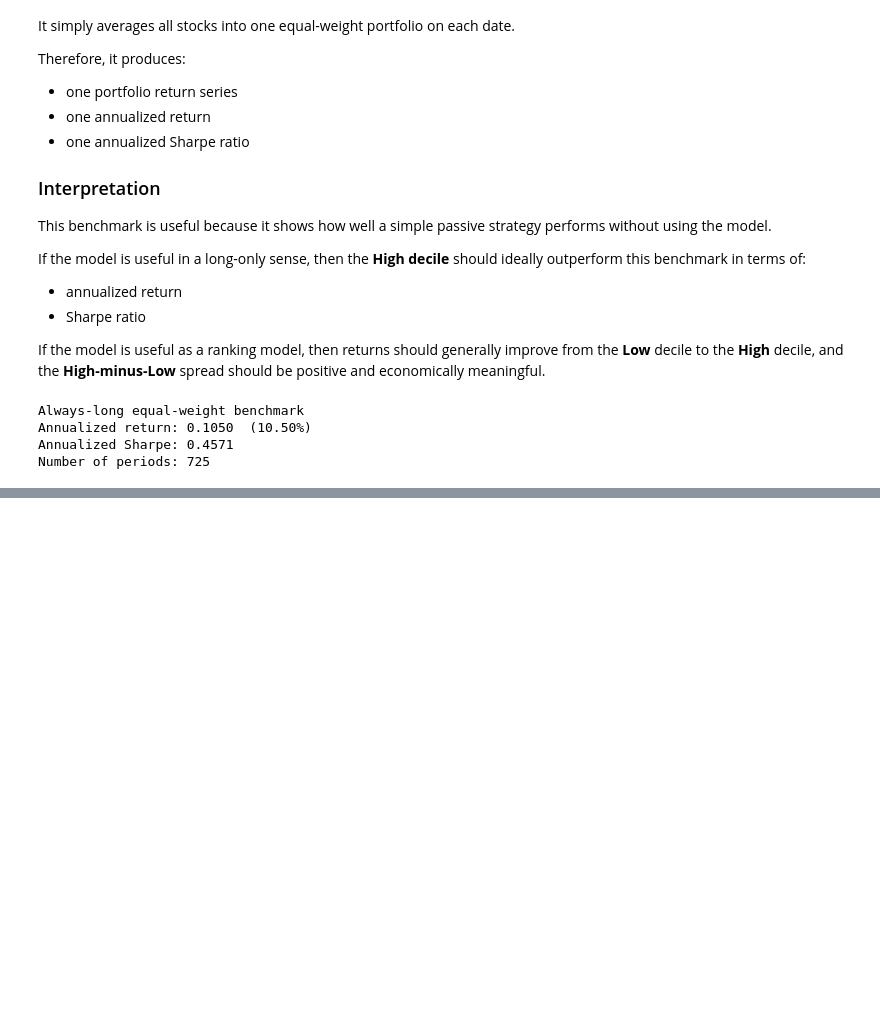
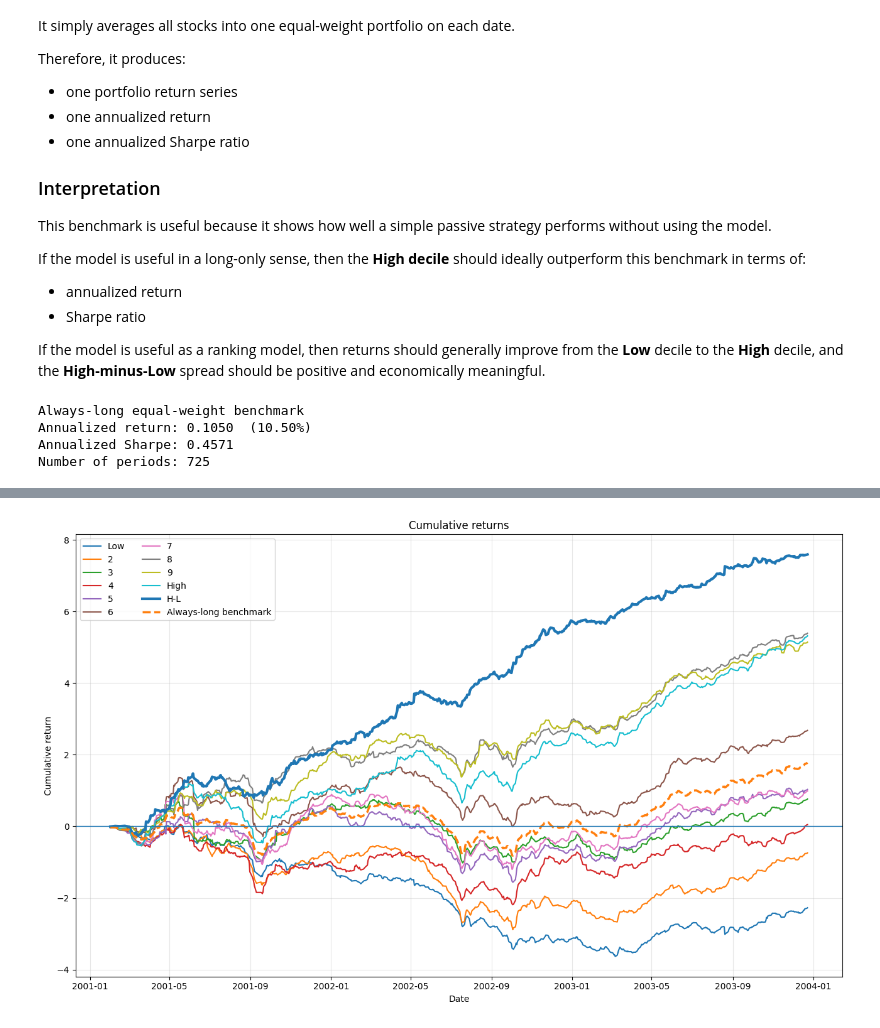
Before and after one commit to MortenSkovbjerg2000/speciale-i-datavidenskab-2026, a Jupyter notebook: calculating_finance_metrics.ipynb, the cells around one changed output, grey strips where cells are left out. Saved outputs shown, nothing was run; the diff lists cells and outputs as text; code cells hidden in the pictures; blank space fills up the shorter version.

```diff
--- a/calculating_finance_metrics.ipynb
+++ b/calculating_finance_metrics.ipynb
@@ -689,0 +747,53 @@ Number of periods: 725
+# %%
+import pandas as pd
+import matplotlib.pyplot as plt
+
+# --------------------------------------------------
+# Cumulative plot closest to supervisor style
+# Uses cumulative SUM of period returns
+# --------------------------------------------------
+
+plot_df = decile_matrix.copy()
+bench = ew_returns.copy()
+
+# Make sure index is datetime and sorted
+plot_df.index = pd.to_datetime(plot_df.index)
+plot_df = plot_df.sort_index()
+
+bench.index = pd.to_datetime(bench.index)
+bench = bench.sort_index()
+bench = bench.reindex(plot_df.index)
+
+# Cumulative summed returns
+cum_df = plot_df.cumsum()
+cum_bench = bench.cumsum()
+
+# Order columns nicely if they exist
+ordered_cols = [c for c in ["Low", 2, 3, 4, 5, 6, 7, 8, 9, "High", "H-L"] if c in cum_df.columns]
+
+plt.figure(figsize=(13, 8))
+
+for col in ordered_cols:
+    if col == "H-L":
+        plt.plot(cum_df.index, cum_df[col], linewidth=3, label="H-L")
+    else:
+        plt.plot(cum_df.index, cum_df[col], linewidth=1.5, label=str(col))
+
+plt.plot(
+    cum_bench.index,
+    cum_bench,
+    linestyle="--",
+    linewidth=2.5,
+    label="Always-long benchmark"
+)
+
+plt.axhline(0, linewidth=1)
+plt.title("Cumulative returns")
+plt.xlabel("Date")
+plt.ylabel("Cumulative return")
+plt.legend(ncol=2)
+plt.grid(True, alpha=0.3)
+plt.tight_layout()
+plt.show()
+# %% [output]
+[figure, added]
```
Also changed, not shown: parts of 14 cells of this notebook, 1 other file.
